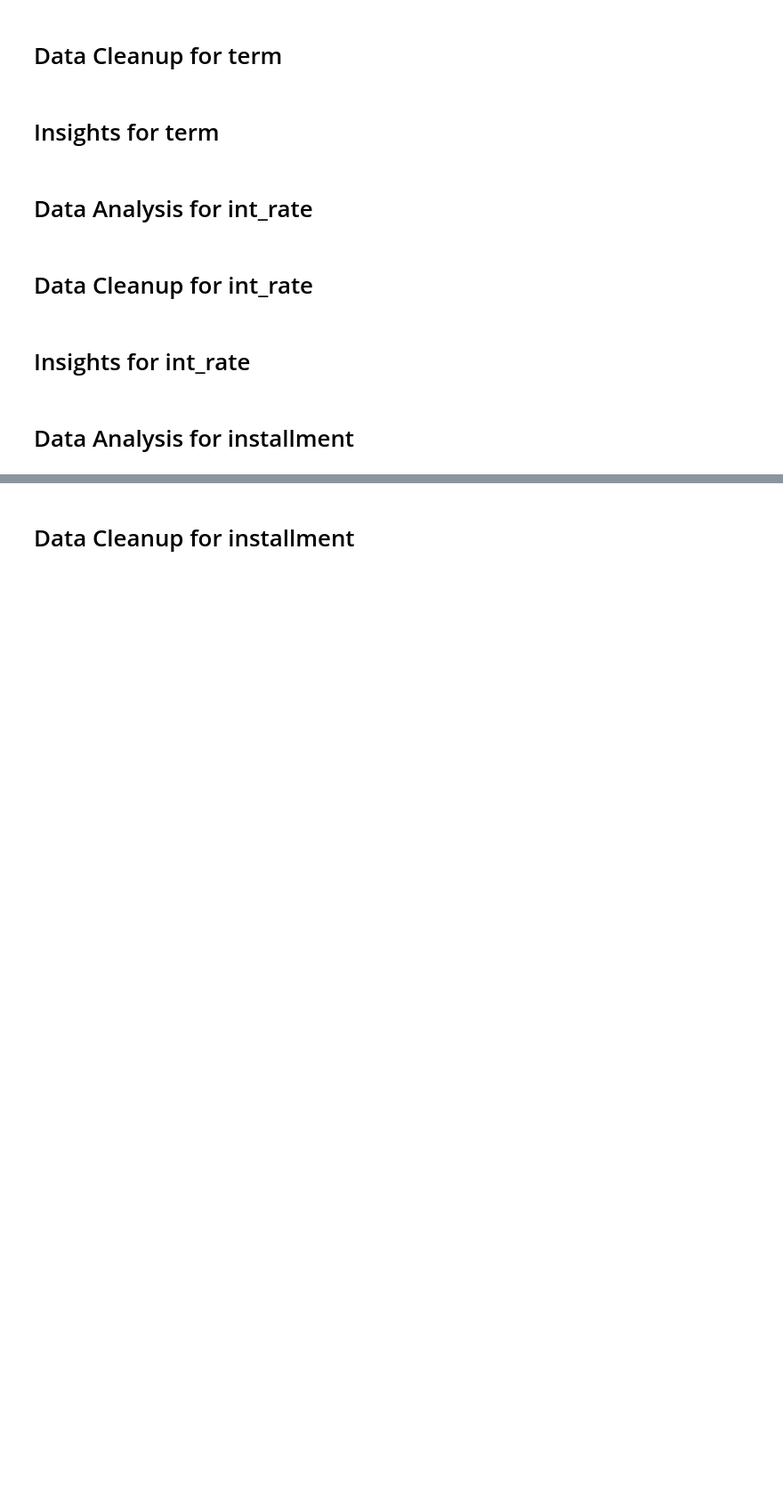
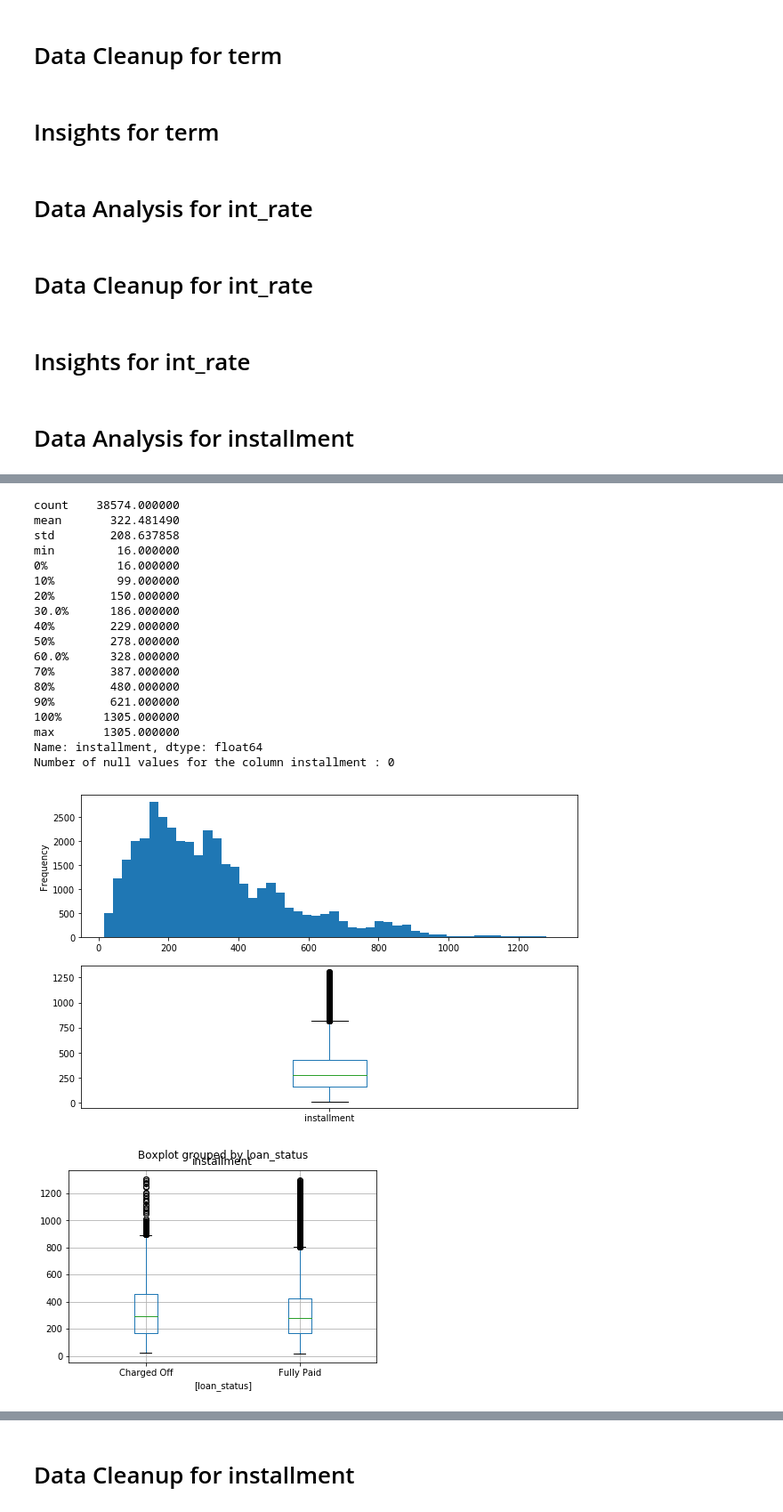
Before and after one commit to amirivija/EDA, a Jupyter notebook: group_assignment.ipynb, the cells around one changed output, grey strips where cells are left out. Shown at 89% size. Drawn from its saved outputs; the diff is of its cells as text; code cells hidden in the pictures; blank space fills up the shorter version.

````diff
--- a/group_assignment.ipynb
+++ b/group_assignment.ipynb
@@ -221,8 +243,8 @@ lending_club['installment'] = round(lending_club['installment'].apply(pd.to_nume
 ### ```==> emp_length ```
 # %%
 #Remove > and < Symbol and < 1 Value set to 0
-lending_club['emp_length'] = lending_club['emp_length'].apply(lambda x: str(x).split("year")[0].\
-                                                    strip().split("+")[0]).apply(lambda x: 0 if str(x).find("<") >=0 else x)
+#lending_club['emp_length'] = lending_club['emp_length'].apply(lambda x: str(x).split("year")[0].\
+                                                    #strip().split("+")[0]).apply(lambda x: 0 if str(x).find("<") >=0 else x)
 # %% [markdown]
 ### ```==> home_ownership ```
 # %%
@@ -231,8 +253,8 @@ lending_club = lending_club[lending_club['home_ownership']  != 'NONE']
 # %% [markdown]
 ### ```==> issue_d, earliest_cr_line ```
 # %%
-lending_club['issue_d'] = lending_club['issue_d'].apply(changeDate2SequenceOfInt)
-lending_club['earliest_cr_line'] = lending_club['earliest_cr_line'].apply(changeDate2SequenceOfInt)
+#lending_club['issue_d'] = lending_club['issue_d'].apply(changeDate2SequenceOfInt)
+#lending_club['earliest_cr_line'] = lending_club['earliest_cr_line'].apply(changeDate2SequenceOfInt)
 # %% [markdown]
 ### ```==> zip_code ```
 # %%
@@ -247,7 +269,7 @@ lending_club['revol_util'] = round(lending_club['revol_util'].apply(lambda x: (s
 ### ```==> next_pymnt_d, last_pymnt_d, last_credit_pull_d ```
 # %%
 lending_club['next_pymnt_d'] = lending_club['next_pymnt_d'].apply(changeDate2SequenceOfInt)
-lending_club['last_pymnt_d'] = lending_club['last_pymnt_d'].apply(changeDate2SequenceOfInt)
+#lending_club['last_pymnt_d'] = lending_club['last_pymnt_d'].apply(changeDate2SequenceOfInt)
 lending_club['last_credit_pull_d'] = lending_club['last_credit_pull_d'].apply(changeDate2SequenceOfInt)
 # %% [markdown]
 ==> Data Cleanup loan_status <br>
@@ -430,0 +474,23 @@ Higher tenure leads to higher default rates.
+# %%
+do_analysis(lending_club, 'installment')
+# %% [output]
+count    38574.000000
+mean       322.481490
+std        208.637858
+min         16.000000
+0%          16.000000
+10%         99.000000
+20%        150.000000
+30.0%      186.000000
+40%        229.000000
+50%        278.000000
+60.0%      328.000000
+70%        387.000000
+80%        480.000000
+90%        621.000000
+100%      1305.000000
+max       1305.000000
+Name: installment, dtype: float64
+Number of null values for the column installment : 0
+[figure, added]
+[figure, added]
````
Also changed, not shown: parts of 103 cells of this notebook.
